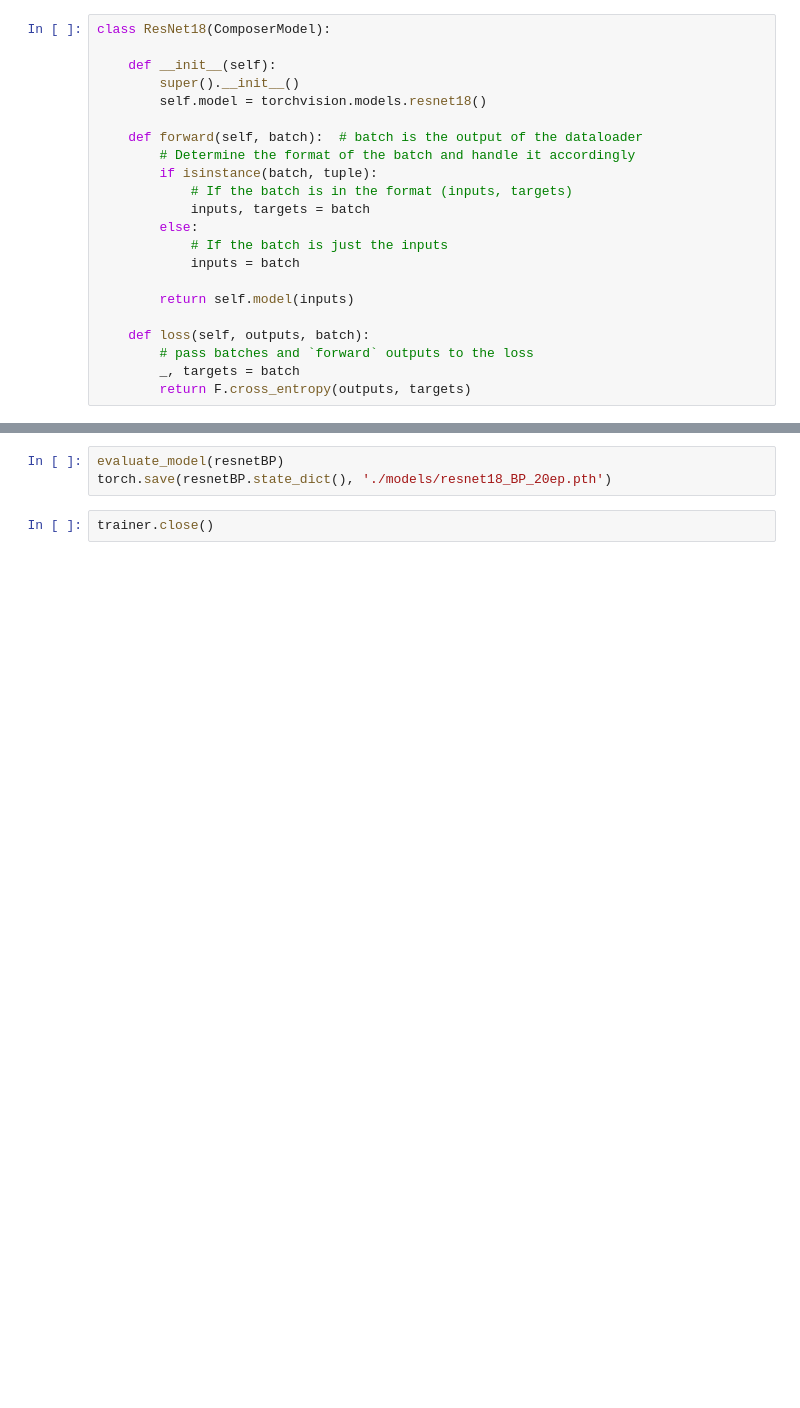
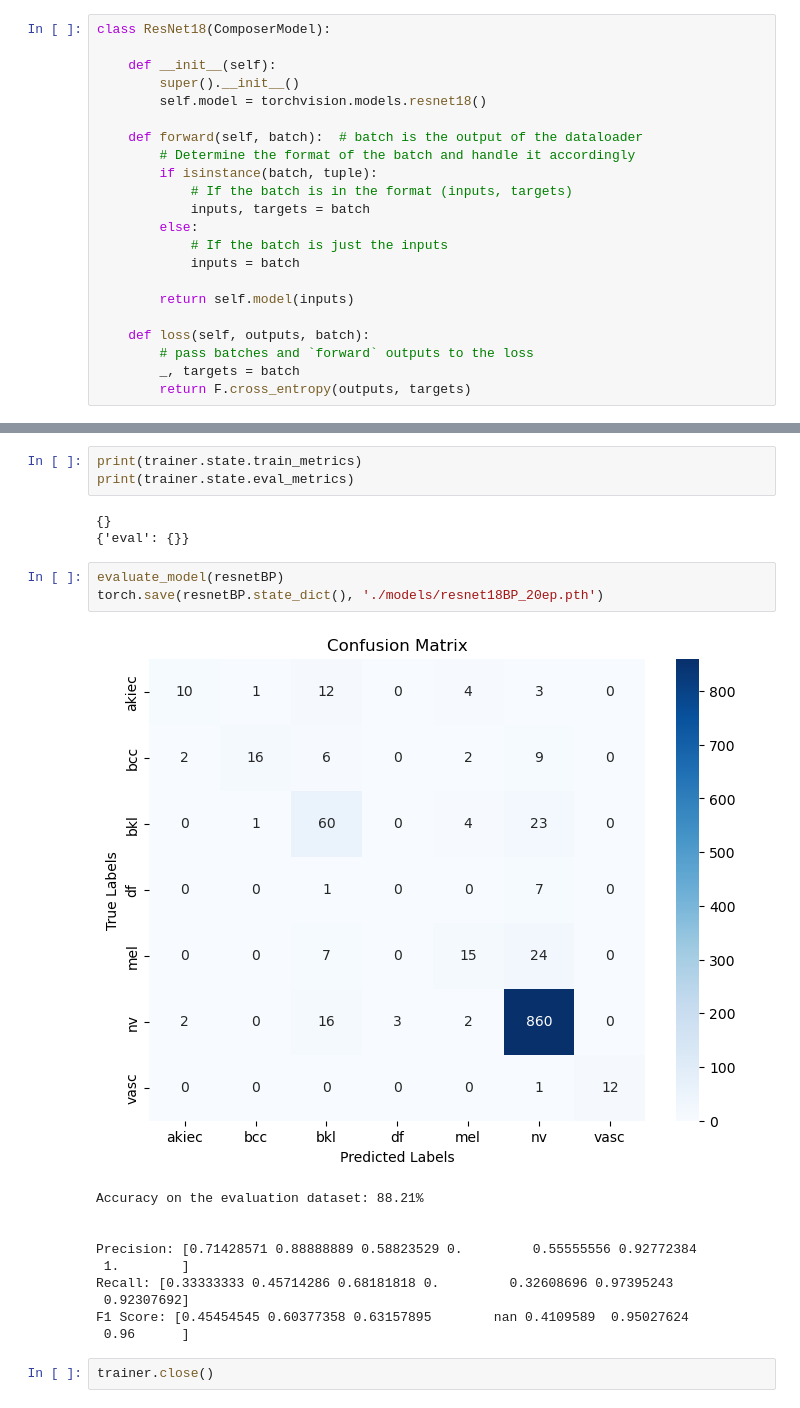
Before and after one commit to satyaram413/mosaic-ml-medical-analysis, a Jupyter notebook: melanoma-detection-bp-formatted.ipynb, the cells around one changed output, grey strips where cells are left out. Cells and saved outputs as stored; diff of their text form; blank space fills up the shorter version.

```diff
--- a/melanoma-detection-bp-formatted.ipynb
+++ b/melanoma-detection-bp-formatted.ipynb
@@ -723,6 +759,23 @@ print(f"It took {end_time - start_time:0.4f} seconds to train")
+# %%
+print(trainer.state.train_metrics)
+print(trainer.state.eval_metrics)
+# %% [output]
+{}
+{'eval': {}}
 # %%
 evaluate_model(resnetBP)
-torch.save(resnetBP.state_dict(), './models/resnet18_BP_20ep.pth')
+torch.save(resnetBP.state_dict(), './models/resnet18BP_20ep.pth')
+# %% [output]
+[figure, added]
+Accuracy on the evaluation dataset: 88.21%
+
+
+Precision: [0.71428571 0.88888889 0.58823529 0.         0.55555556 0.92772384
+ 1.        ]
+Recall: [0.33333333 0.45714286 0.68181818 0.         0.32608696 0.97395243
+ 0.92307692]
+F1 Score: [0.45454545 0.60377358 0.63157895        nan 0.4109589  0.95027624
+ 0.96      ]
 # %%
 trainer.close()
 # %% [markdown]
```
Also changed, not shown: parts of 36 cells of this notebook, 23 other files.
